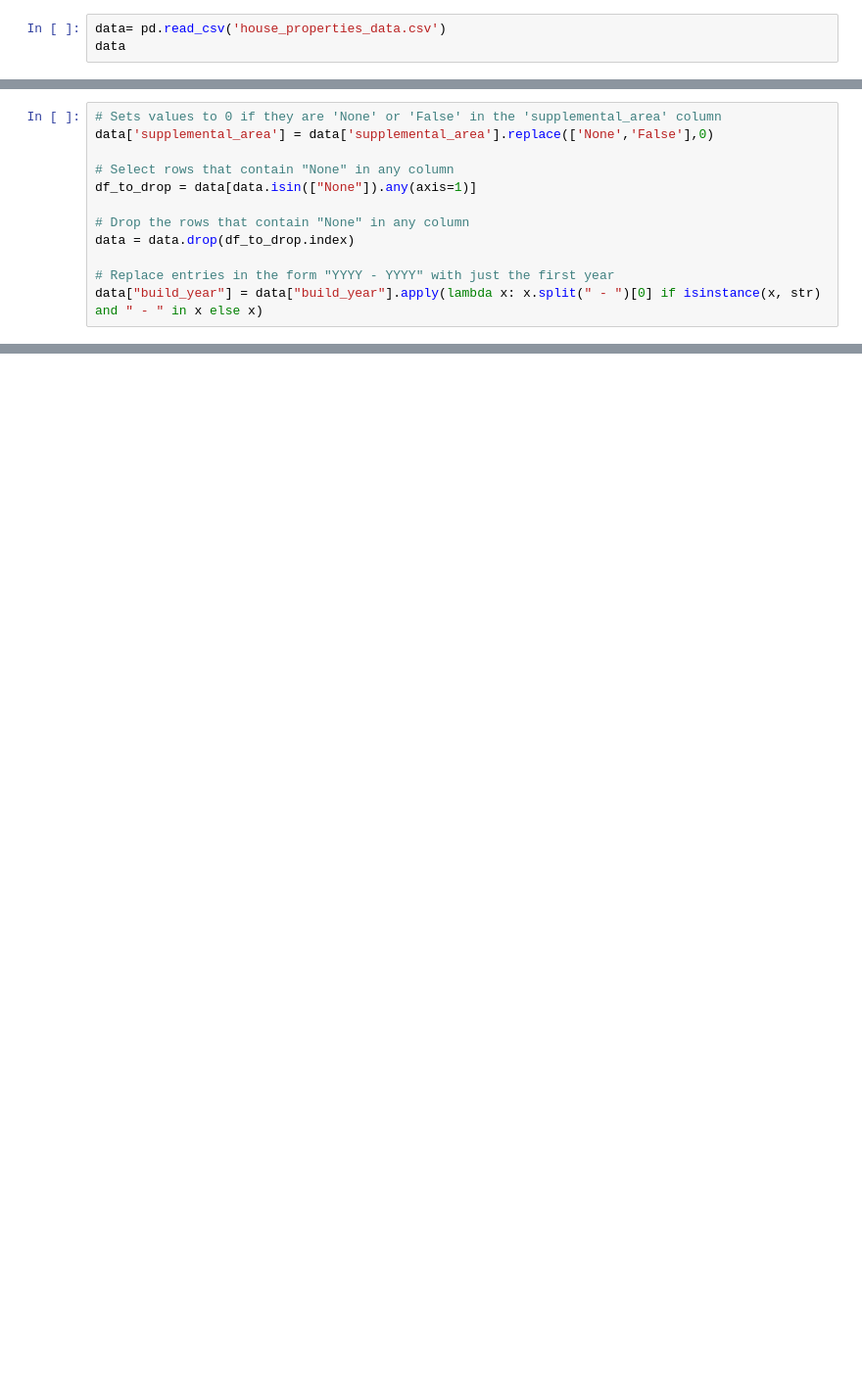
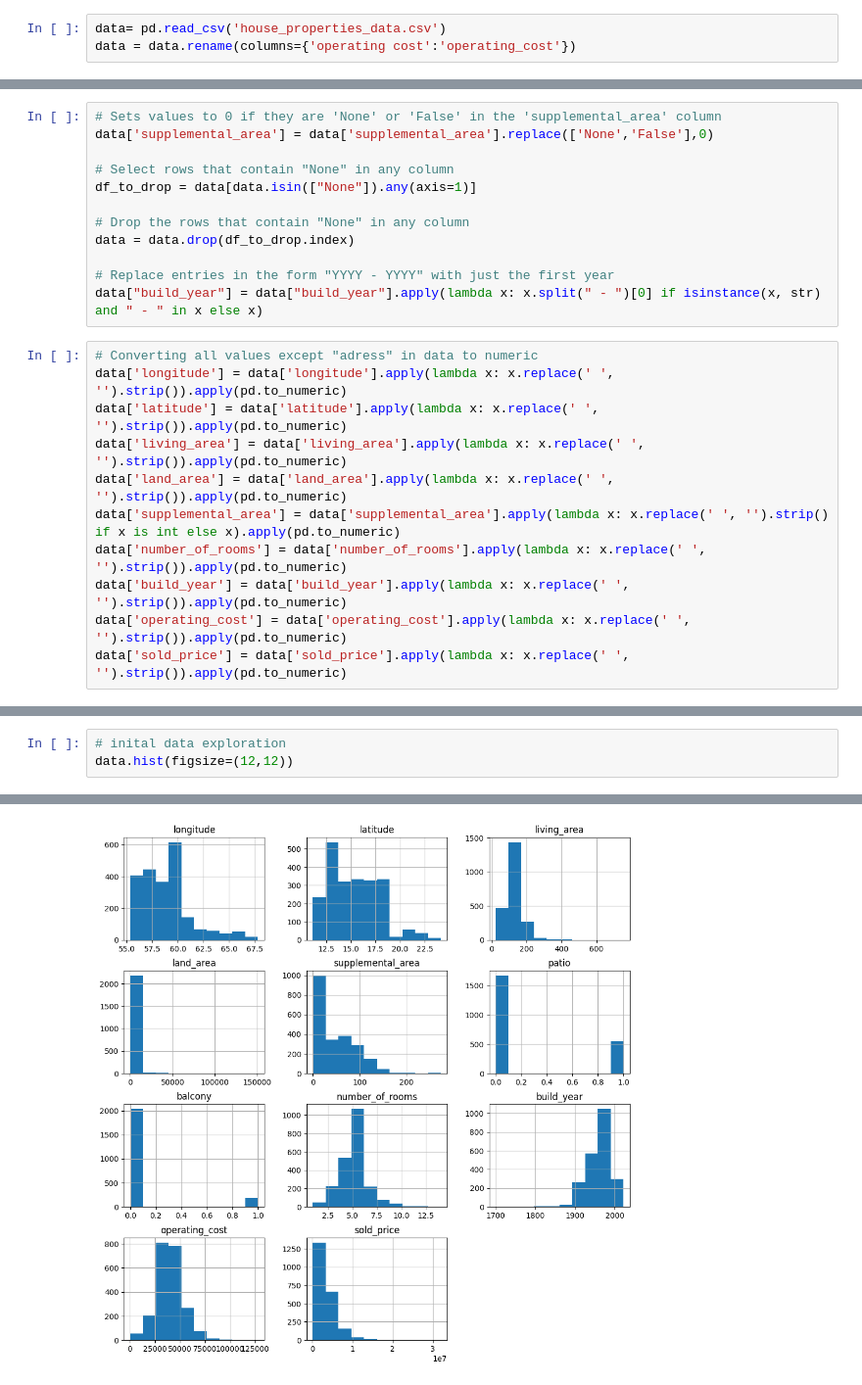
Before and after one commit to Dan-Irl/House-Price-Prediction, a Jupyter notebook: data_proccesing.ipynb, the cells around one changed output, grey strips where cells are left out. Shown at 98% size. Saved outputs shown, nothing was run; the diff lists cells and outputs as text; blank space fills up the shorter version.

Commit message:
Finished data processing

```diff
--- a/data_proccesing.ipynb
+++ b/data_proccesing.ipynb
@@ -6,3 +7,3 @@ import seaborn as sns
 # %%
 data= pd.read_csv('house_properties_data.csv')
-data
+data = data.rename(columns={'operating cost':'operating_cost'})
@@ -32,3 +19,14 @@ data = data.drop(df_to_drop.index)
 
 # Replace entries in the form "YYYY - YYYY" with just the first year
 data["build_year"] = data["build_year"].apply(lambda x: x.split(" - ")[0] if isinstance(x, str) and " - " in x else x)
+# %%
+# Converting all values except "adress" in data to numeric
+data['longitude'] = data['longitude'].apply(lambda x: x.replace(' ', '').strip()).apply(pd.to_numeric)
+data['latitude'] = data['latitude'].apply(lambda x: x.replace(' ', '').strip()).apply(pd.to_numeric)
+data['living_area'] = data['living_area'].apply(lambda x: x.replace(' ', '').strip()).apply(pd.to_numeric)
+data['land_area'] = data['land_area'].apply(lambda x: x.replace(' ', '').strip()).apply(pd.to_numeric)
+data['supplemental_area'] = data['supplemental_area'].apply(lambda x: x.replace(' ', '').strip() if x is int else x).apply(pd.to_numeric)
+data['number_of_rooms'] = data['number_of_rooms'].apply(lambda x: x.replace(' ', '').strip()).apply(pd.to_numeric)
+data['build_year'] = data['build_year'].apply(lambda x: x.replace(' ', '').strip()).apply(pd.to_numeric)
+data['operating_cost'] = data['operating_cost'].apply(lambda x: x.replace(' ', '').strip()).apply(pd.to_numeric)
+data['sold_price'] = data['sold_price'].apply(lambda x: x.replace(' ', '').strip()).apply(pd.to_numeric)
@@ -34,0 +55,4 @@ data["build_year"] = data["build_year"].apply(lambda x: x.split(" - ")[0] if isi
+# %%
+# inital data exploration
+data.hist(figsize=(12,12))
+# %% [output]
@@ -34,0 +71 @@ data["build_year"] = data["build_year"].apply(lambda x: x.split(" - ")[0] if isi
+[figure, added]
```
Also changed, not shown: parts of 7 cells of this notebook.
